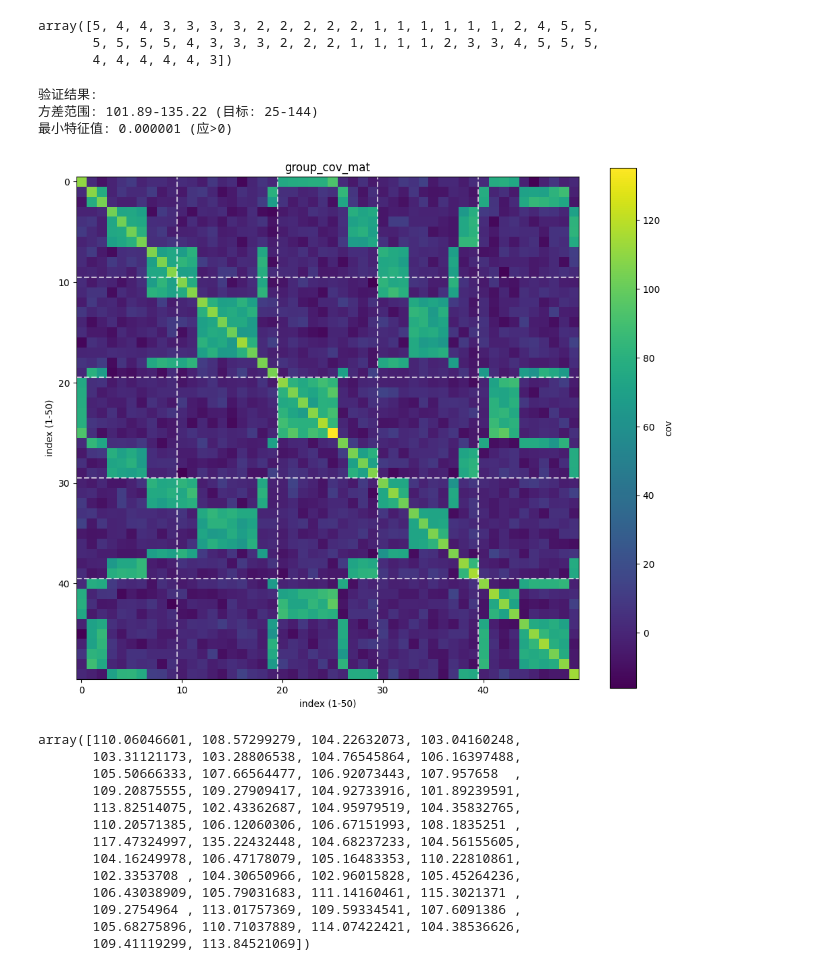
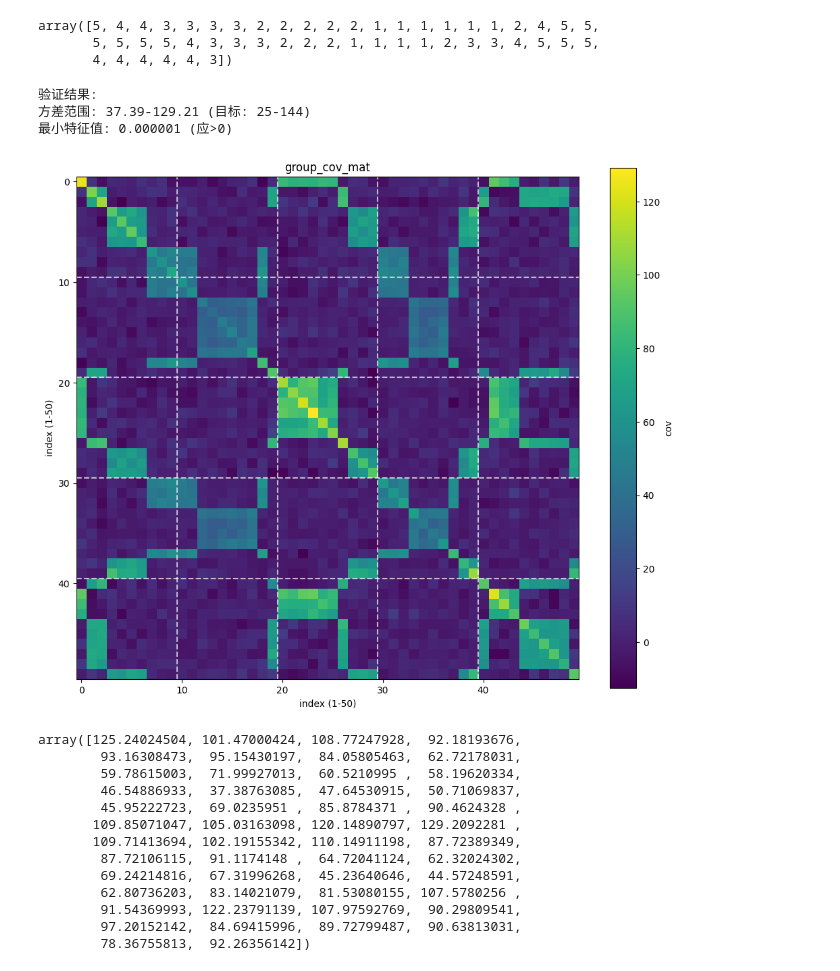
Before and after one commit to Silver439/Pilot, a Jupyter notebook: group_generate.ipynb, the cells around one changed output. Saved outputs shown, nothing was run; the diff lists cells and outputs as text; code cells hidden in the pictures.

```diff
--- a/group_generate.ipynb
+++ b/group_generate.ipynb
@@ -160,55 +160,55 @@ array([5, 4, 4, 3, 3, 3, 3, 2, 2, 2, 2, 2, 1, 1, 1, 1, 1, 1, 2, 4, 5, 5,
 # %%
 # 随机分配噪声
 np.random.seed(seed)
-variances = assign_variances(y_integers, min_var=25, max_var=144, correlation_strength=0.01)
-variances = variances*4
+variances = assign_variances(y_integers, min_var=25, max_var=144, correlation_strength=0.7)
+#variances = variances*4
 std_devs = np.sqrt(variances)
 
 D = np.diag(std_devs)
 
 cov_matrix = D @ corr_matrix @ D
 
 print("验证结果:")
 print(f"方差范围: {np.min(np.diag(cov_matrix)):.2f}-{np.max(np.diag(cov_matrix)):.2f} (目标: 25-144)")
 print(f"最小特征值: {np.min(np.linalg.eigvals(cov_matrix)):.6f} (应>0)")
 
 np.savetxt('group_cov.txt',
            cov_matrix,
            fmt='%.6f',
            header='协方差矩阵（对角线方差=25-144）\n基于分组相关性矩阵生成')
 
 import matplotlib.pyplot as plt
 plt.figure(figsize=(12,10))
 plt.imshow(cov_matrix, cmap='viridis')
 cbar = plt.colorbar()
 cbar.set_label('cov')
 
 for g in range(1,5):
     plt.axhline(y=g*10-0.5, color='white', linestyle='--', alpha=0.7)
     plt.axvline(x=g*10-0.5, color='white', linestyle='--', alpha=0.7)
 
 plt.title('group_cov_mat')
 plt.xlabel('index (1-50)')
 plt.ylabel('index (1-50)')
 plt.show()
 # %% [output]
 验证结果:
-方差范围: 101.89-135.22 (目标: 25-144)
+方差范围: 37.39-129.21 (目标: 25-144)
 最小特征值: 0.000001 (应>0)
-[figure, old version]
+[figure, new version]
 # %%
 variances
 # %% [output]
-array([110.06046601, 108.57299279, 104.22632073, 103.04160248,
-       103.31121173, 103.28806538, 104.76545864, 106.16397488,
-       105.50666333, 107.66564477, 106.92073443, 107.957658  ,
-       109.20875555, 109.27909417, 104.92733916, 101.89239591,
-       113.82514075, 102.43362687, 104.95979519, 104.35832765,
-       110.20571385, 106.12060306, 106.67151993, 108.1835251 ,
-       117.47324997, 135.22432448, 104.68237233, 104.56155605,
-       104.16249978, 106.47178079, 105.16483353, 110.22810861,
-       102.3353708 , 104.30650966, 102.96015828, 105.45264236,
-       106.43038909, 105.79031683, 111.14160461, 115.3021371 ,
-       109.2754964 , 113.01757369, 109.59334541, 107.6091386 ,
-       105.68275896, 110.71037889, 114.07422421, 104.38536626,
-       109.41119299, 113.84521069])
+array([125.24024504, 101.47000424, 108.77247928,  92.18193676,
+        93.16308473,  95.15430197,  84.05805463,  62.72178031,
+        59.78615003,  71.99927013,  60.5210995 ,  58.19620334,
+        46.54886933,  37.38763085,  47.64530915,  50.71069837,
+        45.95222723,  69.0235951 ,  85.8784371 ,  90.4624328 ,
+       109.85071047, 105.03163098, 120.14890797, 129.2092281 ,
+       109.71413694, 102.19155342, 110.14911198,  87.72389349,
+        87.72106115,  91.1174148 ,  64.72041124,  62.32024302,
+        69.24214816,  67.31996268,  45.23640646,  44.57248591,
+        62.80736203,  83.14021079,  81.53080155, 107.5780256 ,
+        91.54369993, 122.23791139, 107.97592769,  90.29809541,
+        97.20152142,  84.69415996,  89.72799487,  90.63813031,
+        78.36755813,  92.26356142])
```
Also changed, not shown: parts of 2 cells of this notebook, 20 other files.
